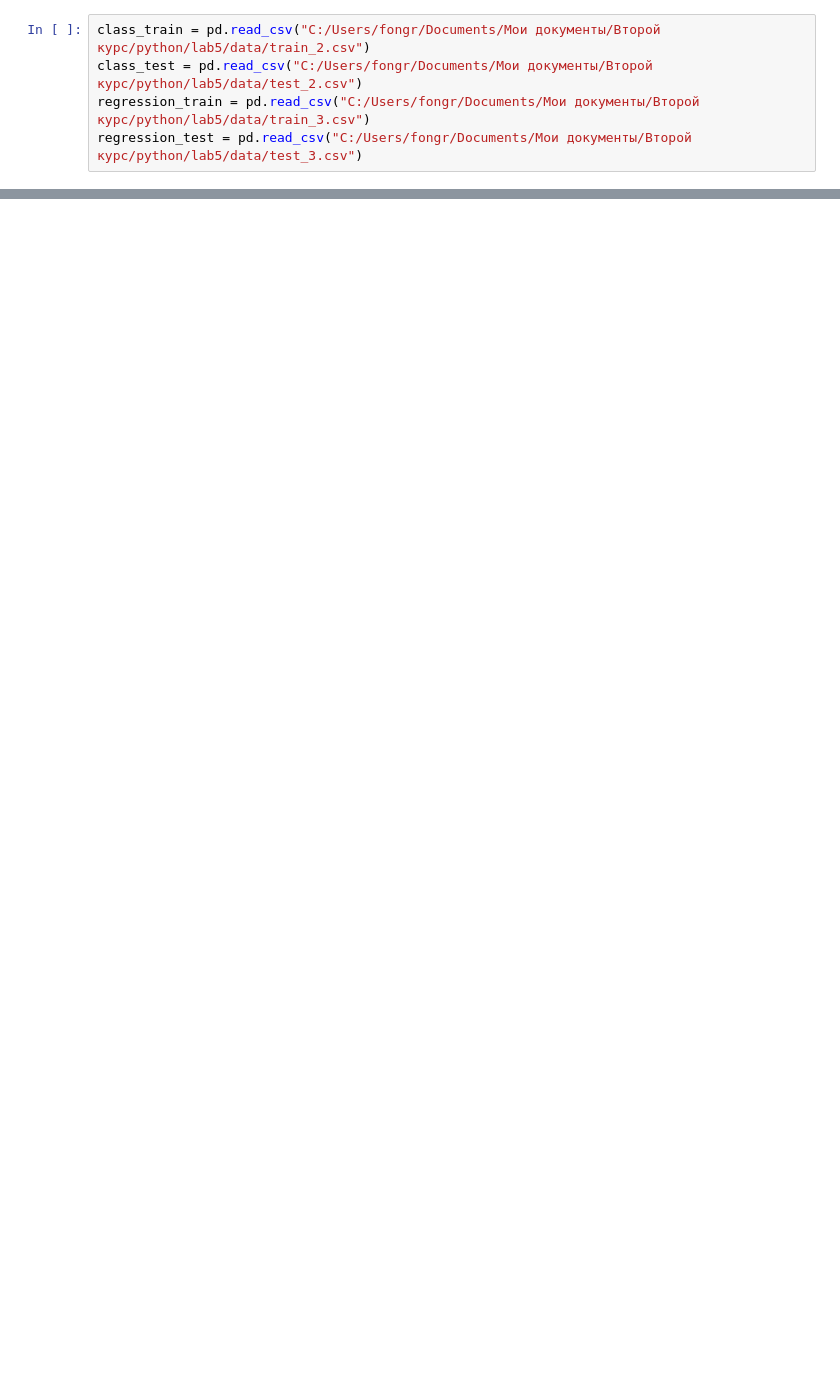
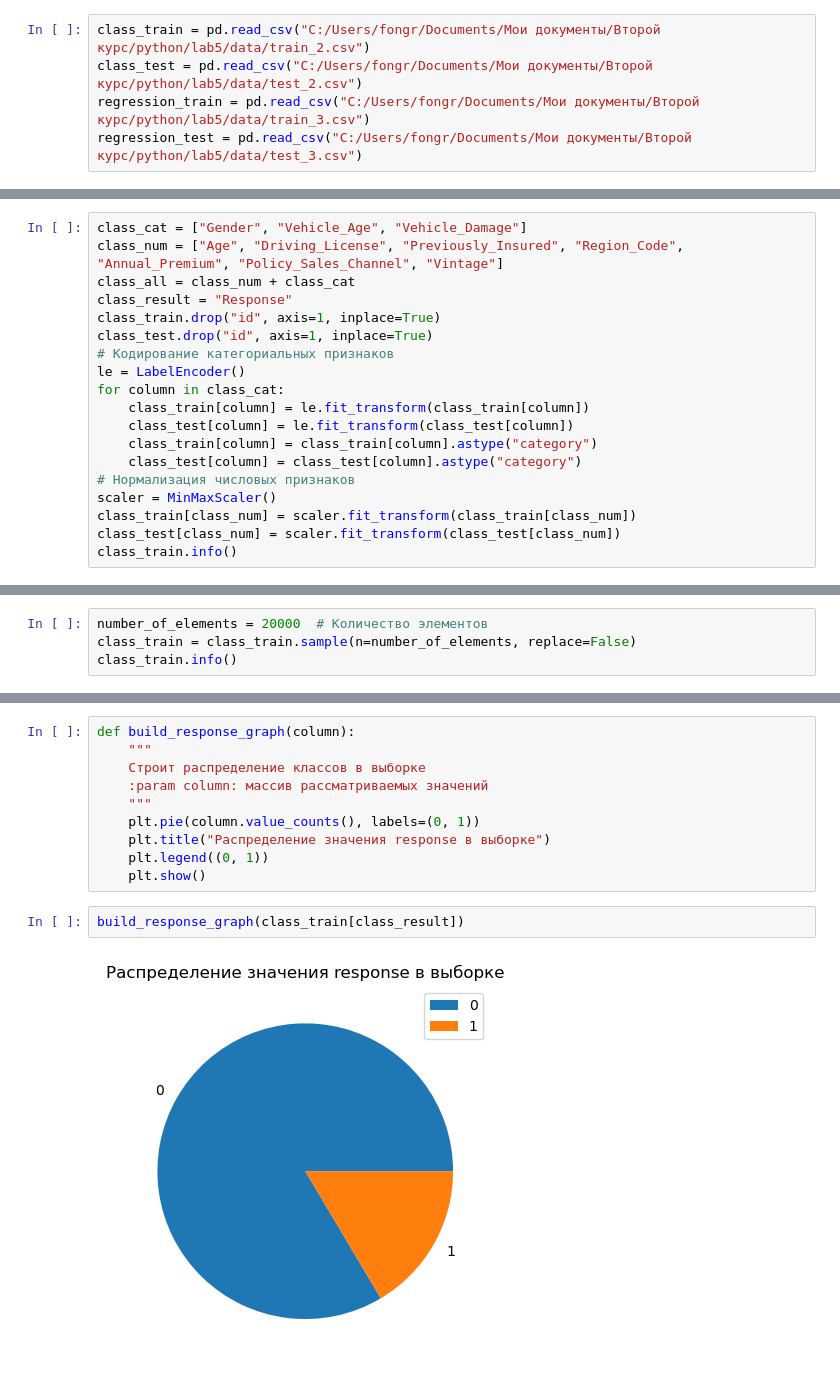
Before and after one commit to fongradnastya/data_analysis5, a Jupyter notebook: notebooks/work5.ipynb, the cells around one changed output, grey strips where cells are left out. Saved outputs shown, nothing was run; the diff lists cells and outputs as text; blank space fills up the shorter version.

```diff
--- a/notebooks/work5.ipynb
+++ b/notebooks/work5.ipynb
@@ -14,0 +25,19 @@ regression_test = pd.read_csv("C:/Users/fongr/Documents/Мои документ
+# %%
+class_cat = ["Gender", "Vehicle_Age", "Vehicle_Damage"]
+class_num = ["Age", "Driving_License", "Previously_Insured", "Region_Code", "Annual_Premium", "Policy_Sales_Channel", "Vintage"]
+class_all = class_num + class_cat
+class_result = "Response"
+class_train.drop("id", axis=1, inplace=True)
+class_test.drop("id", axis=1, inplace=True)
+# Кодирование категориальных признаков
+le = LabelEncoder()
+for column in class_cat:
+    class_train[column] = le.fit_transform(class_train[column])
+    class_test[column] = le.fit_transform(class_test[column])
+    class_train[column] = class_train[column].astype("category")
+    class_test[column] = class_test[column].astype("category")
+# Нормализация числовых признаков
+scaler = MinMaxScaler()
+class_train[class_num] = scaler.fit_transform(class_train[class_num])
+class_test[class_num] = scaler.fit_transform(class_test[class_num])
+class_train.info()
@@ -14,0 +65,4 @@ regression_test = pd.read_csv("C:/Users/fongr/Documents/Мои документ
+# %%
+number_of_elements = 20000  # Количество элементов
+class_train = class_train.sample(n=number_of_elements, replace=False)
+class_train.info()
@@ -14,0 +134,14 @@ regression_test = pd.read_csv("C:/Users/fongr/Documents/Мои документ
+# %%
+def build_response_graph(column):
+    """
+    Строит распределение классов в выборке
+    :param column: массив рассматриваемых значений
+    """
+    plt.pie(column.value_counts(), labels=(0, 1))
+    plt.title("Распределение значения response в выборке")
+    plt.legend((0, 1))
+    plt.show()
+# %%
+build_response_graph(class_train[class_result])
+# %% [output]
+[figure, added]
```
Also changed, not shown: parts of 12 cells of this notebook, 1 other file.
